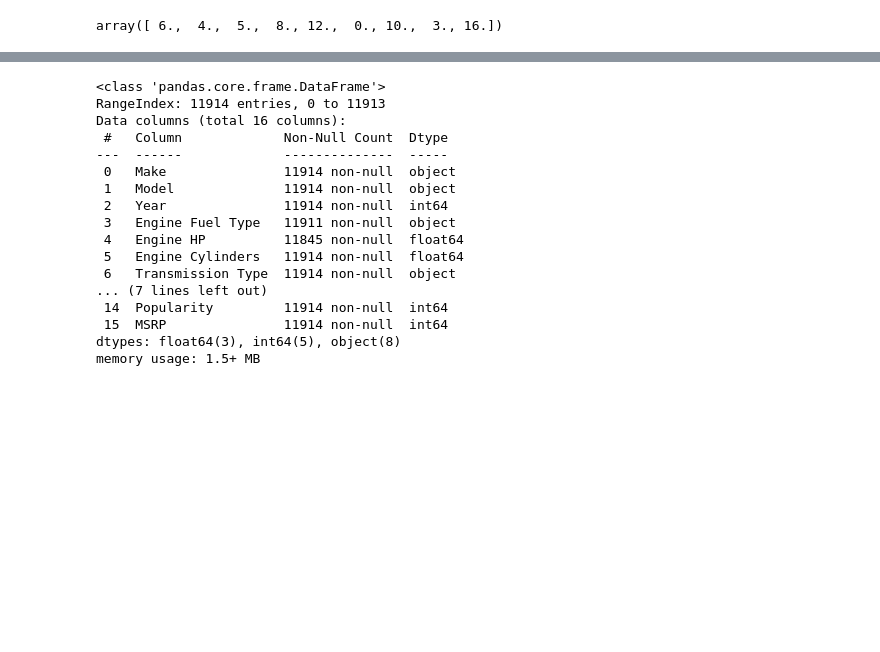
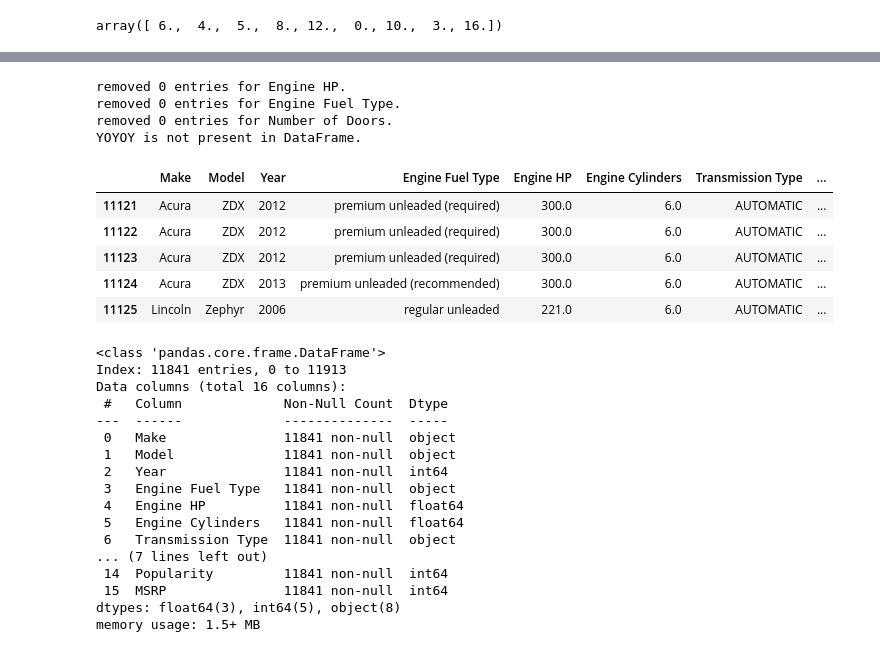
Before and after one commit to RDC28/ds-notes, a Jupyter notebook: EDA/eda.ipynb, the cells around one changed output, grey strips where cells are left out. Drawn from its saved outputs; the diff is of its cells as text; code cells hidden in the pictures; blank space fills up the shorter version.

```diff
--- a/EDA/eda.ipynb
+++ b/EDA/eda.ipynb
@@ -111,20 +150,38 @@ array([ 6.,  4.,  5.,  8., 12.,  0., 10.,  3., 16.])
+# %%
+# df.drop(df[df['Engine HP'].isna()].index, inplace = True)
+remove_na(['Engine HP', 'Engine Fuel Type', 'Number of Doors', 'YOYOY'])
+# %% [output]
+removed 0 entries for Engine HP.
+removed 0 entries for Engine Fuel Type.
+removed 0 entries for Number of Doors.
+YOYOY is not present in DataFrame.
+# %%
+df.reset_index(drop = True, inplace = True)
+df.tail()
+# %% [output]
+|  | Make | Model | Year | Engine Fuel Type | Engine HP | Engine Cylinders | Transmission Type | ... |
+| 11121 | Acura | ZDX | 2012 | premium unleaded (required) | 300.0 | 6.0 | AUTOMATIC | ... |
+| 11122 | Acura | ZDX | 2012 | premium unleaded (required) | 300.0 | 6.0 | AUTOMATIC | ... |
+| 11123 | Acura | ZDX | 2012 | premium unleaded (required) | 300.0 | 6.0 | AUTOMATIC | ... |
+| 11124 | Acura | ZDX | 2013 | premium unleaded (recommended) | 300.0 | 6.0 | AUTOMATIC | ... |
+| 11125 | Lincoln | Zephyr | 2006 | regular unleaded | 221.0 | 6.0 | AUTOMATIC | ... |
 # %%
 df.info()
 # %% [output]
 <class 'pandas.core.frame.DataFrame'>
-RangeIndex: 11914 entries, 0 to 11913
+Index: 11841 entries, 0 to 11913
 Data columns (total 16 columns):
  #   Column             Non-Null Count  Dtype
 ---  ------             --------------  -----
- 0   Make               11914 non-null  object
- 1   Model              11914 non-null  object
- 2   Year               11914 non-null  int64
- 3   Engine Fuel Type   11911 non-null  object
- 4   Engine HP          11845 non-null  float64
- 5   Engine Cylinders   11914 non-null  float64
- 6   Transmission Type  11914 non-null  object
+ 0   Make               11841 non-null  object
+ 1   Model              11841 non-null  object
+ 2   Year               11841 non-null  int64
+ 3   Engine Fuel Type   11841 non-null  object
+ 4   Engine HP          11841 non-null  float64
+ 5   Engine Cylinders   11841 non-null  float64
+ 6   Transmission Type  11841 non-null  object
 ... (7 lines left out)
- 14  Popularity         11914 non-null  int64
- 15  MSRP               11914 non-null  int64
+ 14  Popularity         11841 non-null  int64
+ 15  MSRP               11841 non-null  int64
 dtypes: float64(3), int64(5), object(8)
 memory usage: 1.5+ MB
```
Also changed, not shown: parts of 14 cells of this notebook.
